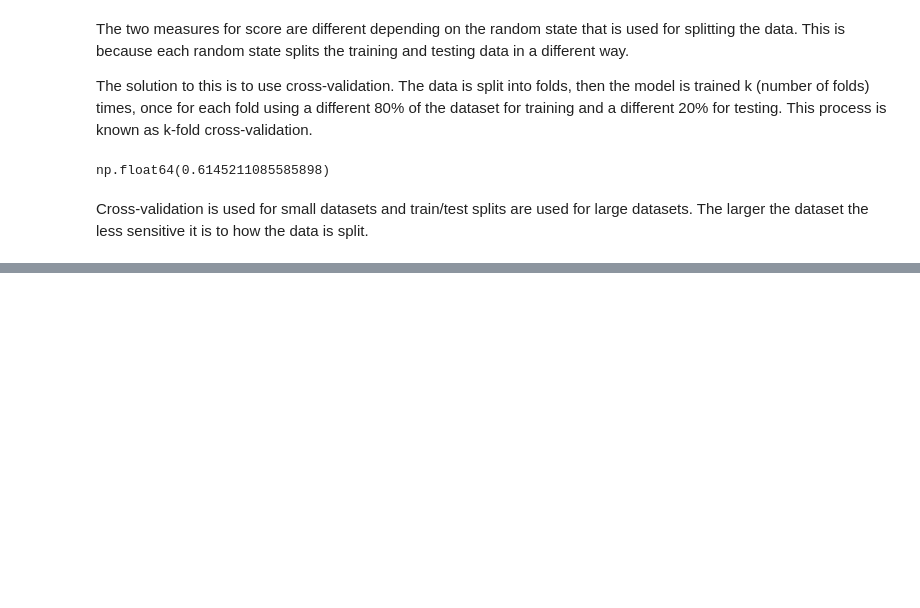
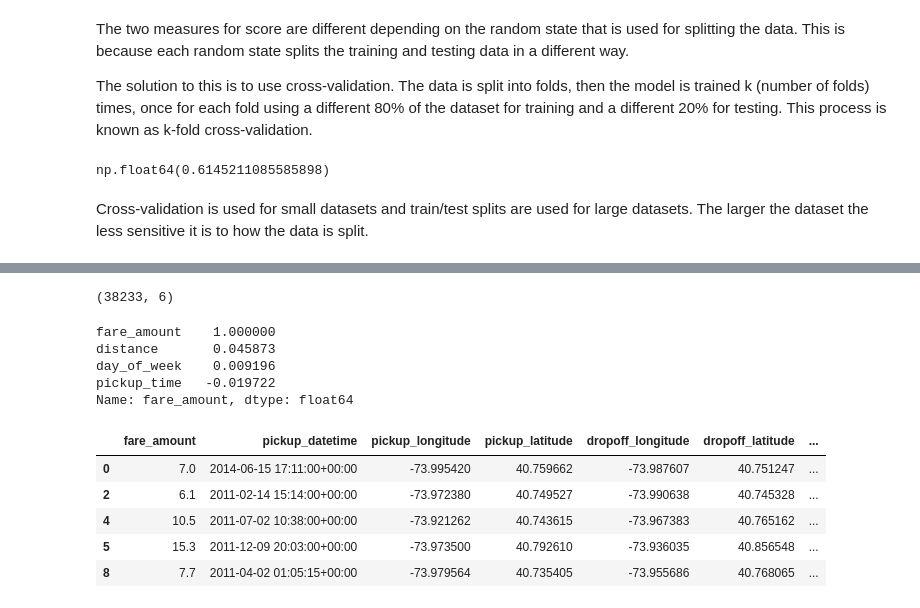
Before and after one commit to bolicnikola/Applied-Machine-Learning-And-AI, a Jupyter notebook: Regression_Models.ipynb, the cells around one changed output, grey strips where cells are left out. Cells and saved outputs as stored; diff of their text form; code cells hidden in the pictures; blank space fills up the shorter version.

```diff
--- a/Regression_Models.ipynb
+++ b/Regression_Models.ipynb
@@ -122,0 +149,4 @@ Cross-validation is used for small datasets and train/test splits are used for l
+# %%
+df = df[df['passenger_count'] == 1]
+df = df.drop(['key', 'passenger_count'], axis=1)
+df.head()
@@ -122,0 +160,33 @@ Cross-validation is used for small datasets and train/test splits are used for l
+# %%
+df.shape
+# %% [output]
+(38233, 6)
+# %%
+corr_matrix = df.corr()
+corr_matrix['fare_amount'].sort_values(ascending=False)
+# %% [output]
+fare_amount    1.000000
+distance       0.045873
+day_of_week    0.009196
+pickup_time   -0.019722
+Name: fare_amount, dtype: float64
+# %%
+from math import sqrt
+
+for i,row in df.iterrows():
+    dt = row['pickup_datetime']
+    df.at[i, 'day_of_week'] = dt.weekday()
+    df.at[i, 'pickup_time'] = dt.hour
+    x = (row['dropoff_longitude'] - row['pickup_longitude']) * 54.6
+    y = (row['dropoff_latitude'] - row['pickup_latitude']) * 69.0
+    distance = sqrt(x**2 + y**2)
+    df.at[i, 'distance'] = distance
+
+df.head()
+# %% [output]
+|  | fare_amount | pickup_datetime | pickup_longitude | pickup_latitude | dropoff_longitude | dropoff_latitude | ... |
+| 0 | 7.0 | 2014-06-15 17:11:00+00:00 | -73.995420 | 40.759662 | -73.987607 | 40.751247 | ... |
+| 2 | 6.1 | 2011-02-14 15:14:00+00:00 | -73.972380 | 40.749527 | -73.990638 | 40.745328 | ... |
+| 4 | 10.5 | 2011-07-02 10:38:00+00:00 | -73.921262 | 40.743615 | -73.967383 | 40.765162 | ... |
+| 5 | 15.3 | 2011-12-09 20:03:00+00:00 | -73.973500 | 40.792610 | -73.936035 | 40.856548 | ... |
+| 8 | 7.7 | 2011-04-02 01:05:15+00:00 | -73.979564 | 40.735405 | -73.955686 | 40.768065 | ... |
```
Also changed, not shown: parts of 17 cells of this notebook, 1 other file.
